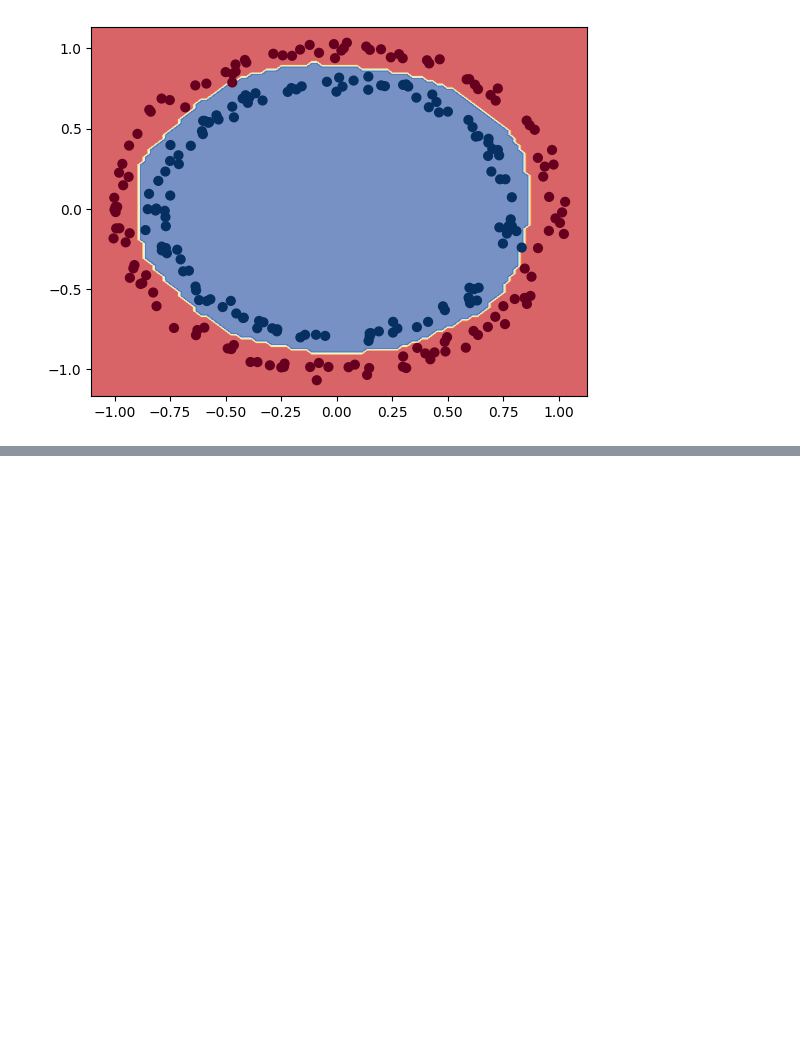
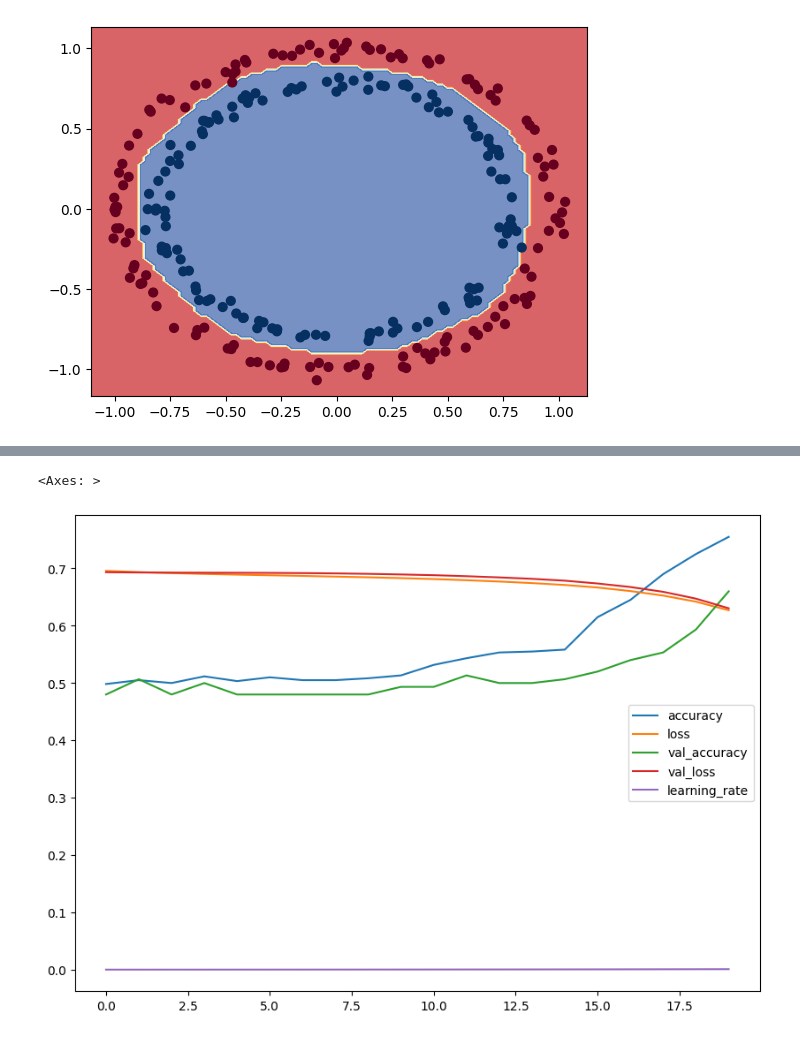
Before and after one commit to lewisnjue/AI, a Jupyter notebook: classifcaion_with_tensorflow.ipynb, the cells around one changed output, grey strips where cells are left out. Drawn from its saved outputs; the diff is of its cells as text; code cells hidden in the pictures; blank space fills up the shorter version.

```diff
--- a/classifcaion_with_tensorflow.ipynb
+++ b/classifcaion_with_tensorflow.ipynb
@@ -200,0 +205,26 @@ doing binary classificaion
+# %%
+#set random seed
+import tensorflow as tf
+import matplotlib.pyplot as plt
+import matplotlib
+import numpy as np
+%matplotlib inline
+tf.random.set_seed(42)
+# create a model
+model = tf.keras.Sequential([
+    tf.keras.layers.Dense(16, activation='relu'),
+    tf.keras.layers.Dense(32, activation='relu'),
+    tf.keras.layers.Dense(1, activation='sigmoid')  # Binary classification
+])
+# compile the model
+model.compile(optimizer='adam', loss='binary_crossentropy', metrics=['accuracy'])
+
+
+# create a leanring rate callback
+lr_scheduler = tf.keras.callbacks.LearningRateScheduler(lambda epoch: 1e-4 * 10**(epoch/20))
+# Step 3: Train the model
+history = model.fit(X_train, y_train, epochs=20, batch_size=4, validation_split=0.2,verbose=0,callbacks=[lr_scheduler])
+
+# Step 4: Evaluate the model
+loss, accuracy = model.evaluate(X_test, y_test)
+print(f"Test Loss: {loss}, Test Accuracy: {accuracy}")
@@ -200,0 +234,6 @@ doing binary classificaion
+# %%
+# checkout the history
+pd.DataFrame(history.history).plot(figsize=(10,7))
+# %% [output]
+<Axes: >
+[figure, added]
```
Also changed, not shown: parts of 5 cells of this notebook.
